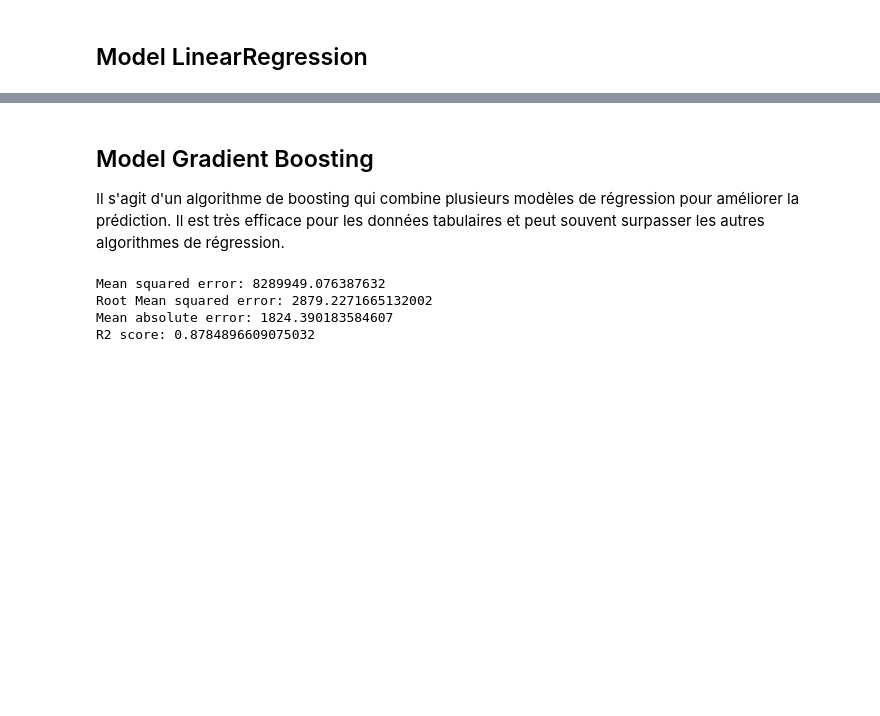
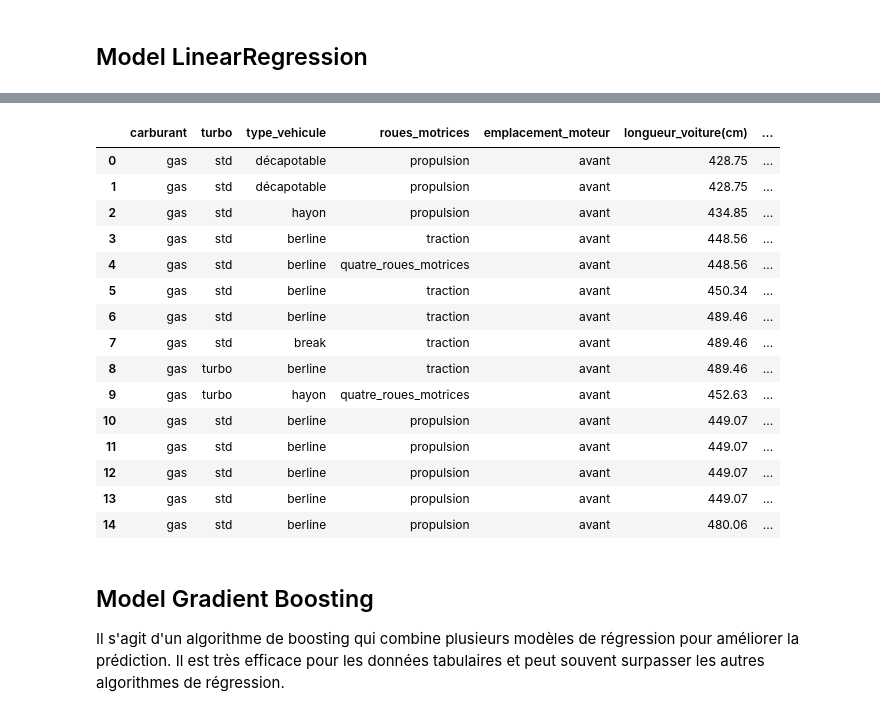
Before and after one commit to vanstavelD/appli_car_price_estimate, a Jupyter notebook: models/ml.ipynb, the cells around one changed output, grey strips where cells are left out. Cells and saved outputs as stored; diff of their text form; code cells hidden in the pictures; blank space fills up the shorter version.

```diff
--- a/models/ml.ipynb
+++ b/models/ml.ipynb
@@ -146,43 +231,23 @@ R2 score: 0.842138020201997
+# %%
+df.head(15)
+# %% [output]
+|  | carburant | turbo | type_vehicule | roues_motrices | emplacement_moteur | longueur_voiture(cm) | ... |
+| 0 | gas | std | décapotable | propulsion | avant | 428.75 | ... |
+| 1 | gas | std | décapotable | propulsion | avant | 428.75 | ... |
+| 2 | gas | std | hayon | propulsion | avant | 434.85 | ... |
+| 3 | gas | std | berline | traction | avant | 448.56 | ... |
+| 4 | gas | std | berline | quatre_roues_motrices | avant | 448.56 | ... |
+| 5 | gas | std | berline | traction | avant | 450.34 | ... |
+| 6 | gas | std | berline | traction | avant | 489.46 | ... |
+| 7 | gas | std | break | traction | avant | 489.46 | ... |
+| 8 | gas | turbo | berline | traction | avant | 489.46 | ... |
+| 9 | gas | turbo | hayon | quatre_roues_motrices | avant | 452.63 | ... |
+| 10 | gas | std | berline | propulsion | avant | 449.07 | ... |
+| 11 | gas | std | berline | propulsion | avant | 449.07 | ... |
+| 12 | gas | std | berline | propulsion | avant | 449.07 | ... |
+| 13 | gas | std | berline | propulsion | avant | 449.07 | ... |
+| 14 | gas | std | berline | propulsion | avant | 480.06 | ... |
 # %% [markdown]
 ## Model Gradient Boosting
 
 Il s'agit d'un algorithme de boosting qui combine plusieurs modèles de régression pour améliorer la prédiction. Il est très efficace pour les données tabulaires et peut souvent surpasser les autres algorithmes de régression.
-# %%
-from sklearn.ensemble import GradientBoostingRegressor
-from sklearn.pipeline import Pipeline
-from sklearn.metrics import mean_squared_error, mean_absolute_error, r2_score
-import pickle
-
-
-# Initialiser le modèle Gradient Boosting
-gbr = GradientBoostingRegressor(n_estimators=200, learning_rate=0.1, max_depth=3, random_state=42)
-
-# Combiner le préprocesseur avec le modèle Gradient Boosting
-model = Pipeline(steps=[('preprocessor', preprocessor), ('regressor', gbr)])
-
-# Entraîner le modèle sur les données d'entraînement
-model.fit(X_train, y_train)
-
-# Prédire les valeurs de la variable cible pour les données de test
-y_pred = model.predict(X_test)
-
-# Calculer les métriques de régression
-mse = mean_squared_error(y_test, y_pred)
-mae = mean_absolute_error(y_test, y_pred)
-rmse = mean_squared_error(y_test, y_pred, squared=False) # obtenir la racine carrée du MSE
-r2 = r2_score(y_test, y_pred)
-
-# Afficher les métriques
-print("Mean squared error:", mse)
-print("Root Mean squared error:", rmse)
-print("Mean absolute error:", mae)
-print("R2 score:", r2)
-
-# Enregistrer le modèle sur le disque
-filename = '../models/model_carprice.pkl'
-pickle.dump(model, open(filename, 'wb'))
-# %% [output]
-Mean squared error: 8289949.076387632
-Root Mean squared error: 2879.2271665132002
-Mean absolute error: 1824.390183584607
-R2 score: 0.8784896609075032
```
Also changed, not shown: parts of 9 cells of this notebook, 8 other files.
